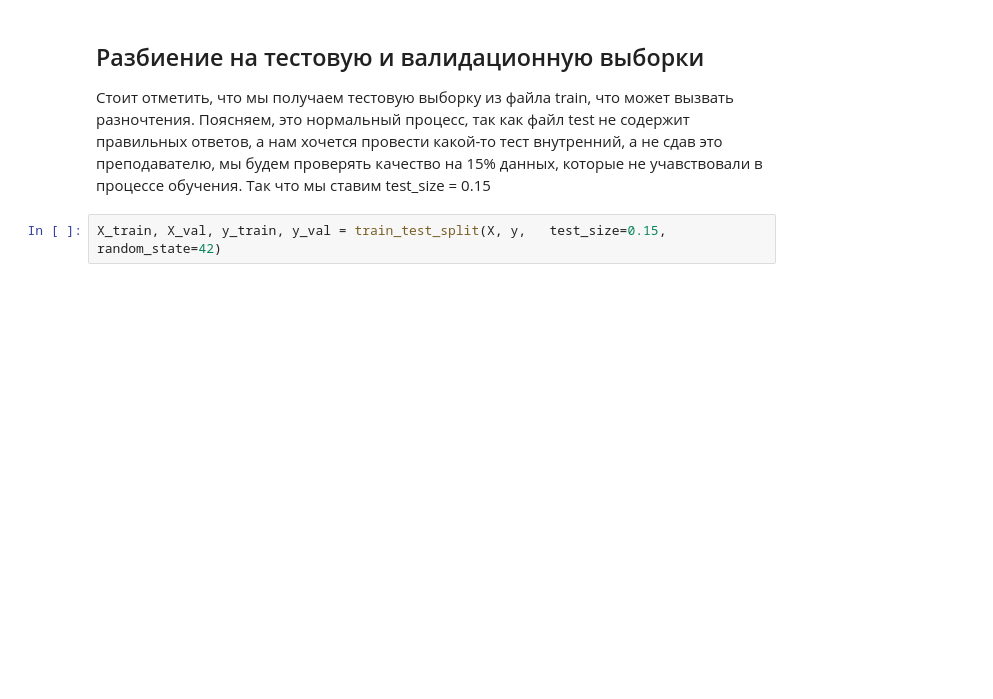
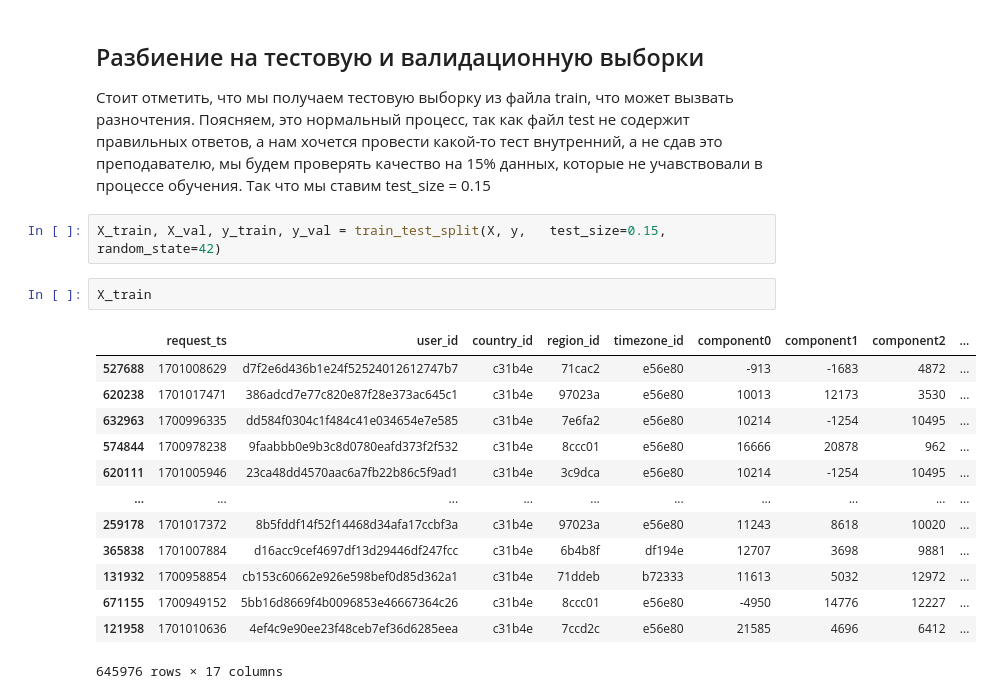
Before and after one commit to geniusLAT/factoryPractice, a Jupyter notebook: src/TrainingData.ipynb, the cells around one changed output. Saved outputs shown, nothing was run; the diff lists cells and outputs as text; blank space fills up the shorter version.

```diff
--- a/src/TrainingData.ipynb
+++ b/src/TrainingData.ipynb
@@ -312,5 +312,21 @@ X, y = train_df_csv.drop(columns = ['target','browser_version', 'os_version']),
 Стоит отметить, что мы получаем тестовую выборку из файла train, что может вызвать разночтения. Поясняем, это нормальный процесс, так как файл test не содержит правильных ответов, а нам хочется провести какой-то тест внутренний, а не сдав это преподавателю, мы будем проверять качество на 15% данных, которые не учавствовали в процессе обучения. Так что мы ставим test_size = 0.15
 # %%
 X_train, X_val, y_train, y_val = train_test_split(X, y,   test_size=0.15, random_state=42)
+# %%
+X_train
+# %% [output]
+|  | request_ts | user_id | country_id | region_id | timezone_id | component0 | component1 | component2 | ... |
+| 527688 | 1701008629 | d7f2e6d436b1e24f52524012612747b7 | c31b4e | 71cac2 | e56e80 | -913 | -1683 | 4872 | ... |
+| 620238 | 1701017471 | 386adcd7e77c820e87f28e373ac645c1 | c31b4e | 97023a | e56e80 | 10013 | 12173 | 3530 | ... |
+| 632963 | 1700996335 | dd584f0304c1f484c41e034654e7e585 | c31b4e | 7e6fa2 | e56e80 | 10214 | -1254 | 10495 | ... |
+| 574844 | 1700978238 | 9faabbb0e9b3c8d0780eafd373f2f532 | c31b4e | 8ccc01 | e56e80 | 16666 | 20878 | 962 | ... |
+| 620111 | 1701005946 | 23ca48dd4570aac6a7fb22b86c5f9ad1 | c31b4e | 3c9dca | e56e80 | 10214 | -1254 | 10495 | ... |
+| ... | ... | ... | ... | ... | ... | ... | ... | ... | ... |
+| 259178 | 1701017372 | 8b5fddf14f52f14468d34afa17ccbf3a | c31b4e | 97023a | e56e80 | 11243 | 8618 | 10020 | ... |
+| 365838 | 1701007884 | d16acc9cef4697df13d29446df247fcc | c31b4e | 6b4b8f | df194e | 12707 | 3698 | 9881 | ... |
+| 131932 | 1700958854 | cb153c60662e926e598bef0d85d362a1 | c31b4e | 71ddeb | b72333 | 11613 | 5032 | 12972 | ... |
+| 671155 | 1700949152 | 5bb16d8669f4b0096853e46667364c26 | c31b4e | 8ccc01 | e56e80 | -4950 | 14776 | 12227 | ... |
+| 121958 | 1701010636 | 4ef4c9e90ee23f48ceb7ef36d6285eea | c31b4e | 7ccd2c | e56e80 | 21585 | 4696 | 6412 | ... |
+645976 rows × 17 columns
 # %%
 X_train_prep = preprocessors_all.fit_transform(X_train)
```
Also changed, not shown: parts of 3 cells of this notebook.
